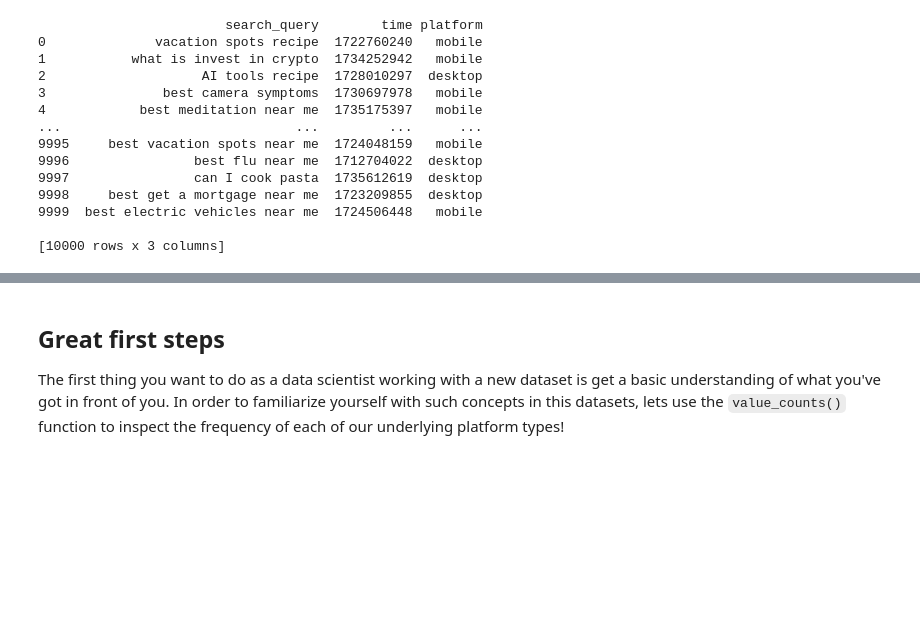
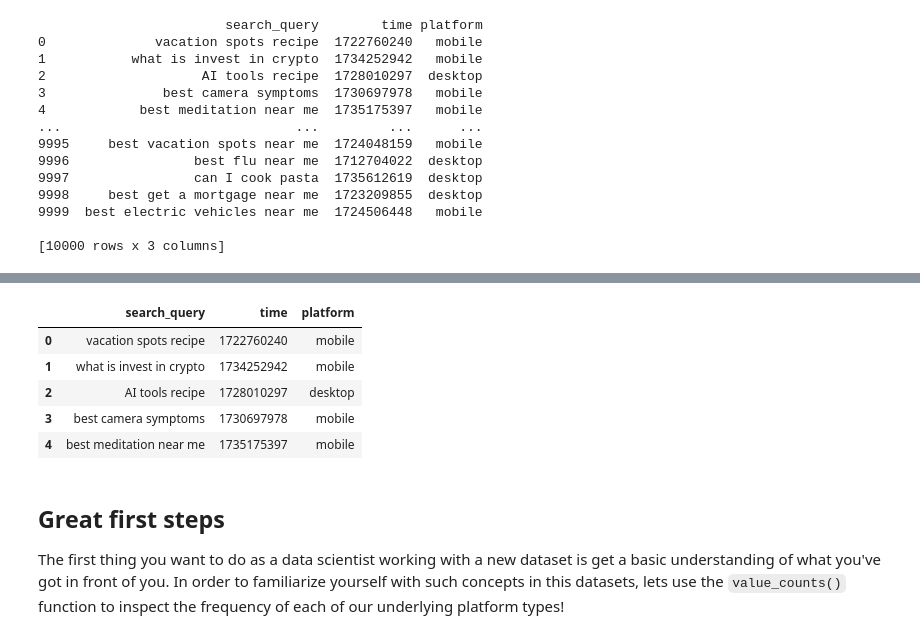
Before and after one commit to kghamilton89/data-science-crash-course, a Jupyter notebook: basic-data-interrogation/notebook.ipynb, the cells around one changed output, grey strips where cells are left out. Cells and saved outputs as stored; diff of their text form; code cells hidden in the pictures; blank space fills up the shorter version.

Commit message:
checkpoint - working with pickled data

```diff
--- a/basic-data-interrogation/notebook.ipynb
+++ b/basic-data-interrogation/notebook.ipynb
@@ -32,3 +36,28 @@ print(df)
+# %%
+# Easy! We'll just use this syntax instead!
+
+import pickle
+import pandas as pd
+
+file_path = '../data/data_dict_of_lists.pkl'
+
+# I've provided some other pickled datasets for you to work with, but please remember that pickled data can be used for malicious purposes and I'm just a guy on the internet
+# I'd strongly advise getting in the habit of generating your own Pickle datasets for practice purposes to avoid any risk associated with executing uncontrolled binary.
+# Any LLM can help you build a .pkl dataset for these kinds of projects.
+
+with open(file_path, "rb") as f:
+        file = pickle.load(f)
+
+df = pd.DataFrame(file)
+
+df.head()
+# %% [output]
+|  | search_query | time | platform |
+| 0 | vacation spots recipe | 1722760240 | mobile |
+| 1 | what is invest in crypto | 1734252942 | mobile |
+| 2 | AI tools recipe | 1728010297 | desktop |
+| 3 | best camera symptoms | 1730697978 | mobile |
+| 4 | best meditation near me | 1735175397 | mobile |
 # %% [markdown]
 ## Great first steps
 
```
Also changed, not shown: parts of 5 cells of this notebook, 11 other files.
